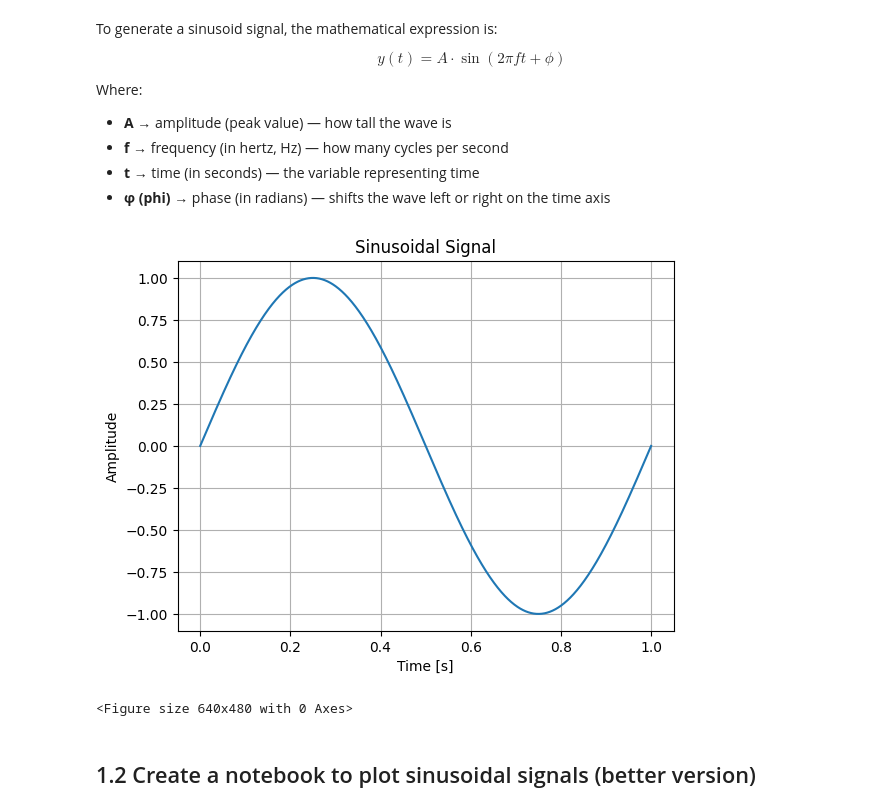
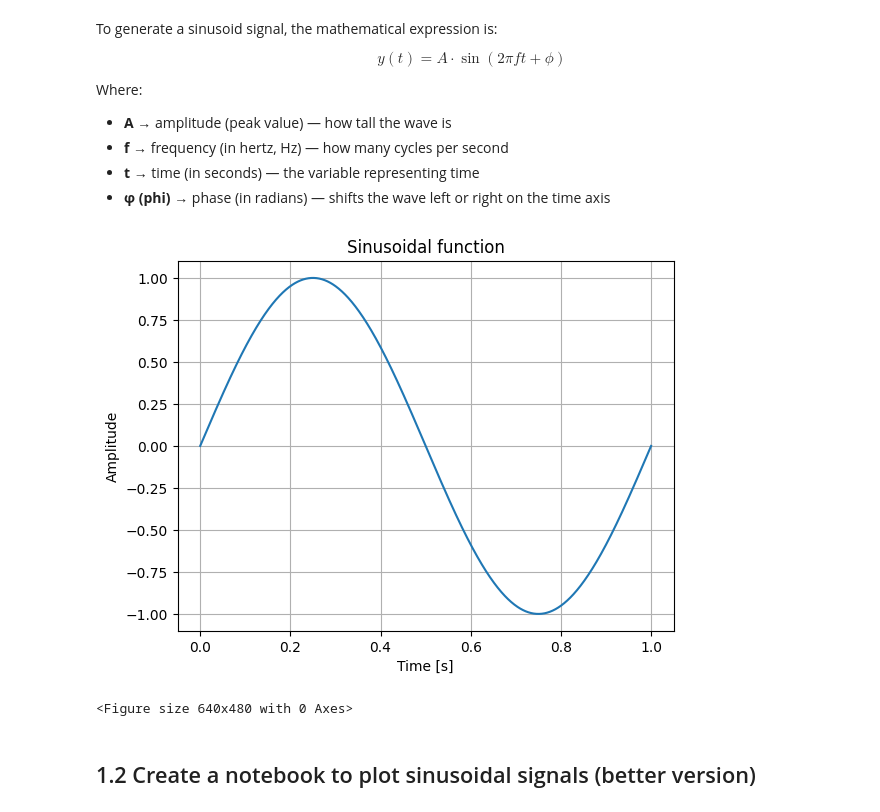
Before and after one commit to chloelaignel31-boop/Series02_python_sinusoide, a Jupyter notebook: Series02_python.ipynb, the cells around one changed output. Drawn from its saved outputs; the diff is of its cells as text; code cells hidden in the pictures.

Commit message:
plot better version

```diff
--- a/Series02_python.ipynb
+++ b/Series02_python.ipynb
@@ -24,23 +24,23 @@ Where:
 # %%
 # import necessary libraries
 import numpy as np
 import matplotlib.pyplot as plt
 
 # x from 0 to 1 second, 1000 points for smooth curve
 t = np.linspace(0, 1, 1000)
-s = np.sin(2 * np.pi * x)  # sine wave with period 1s
+s = np.sin(2 * np.pi * t)  # sine wave with period 1s
 
 # create a plot
 plt.plot(t, s)
-plt.title("Sinusoidal Signal")
+plt.title("Sinusoidal function")
 plt.xlabel("Time [s]")
 plt.ylabel("Amplitude")
 plt.grid(True)
 plt.show()
 # save the plot as a PNG file
 plt.savefig("figures/sinusoidal_signal.png")
 # %% [output]
-[figure, old version]
+[figure, new version]
 <Figure size 640x480 with 0 Axes>
 # %% [markdown]
 ## 1.2 Create a notebook to plot sinusoidal signals (better version)
```
Also changed, not shown: parts of 3 cells of this notebook.
